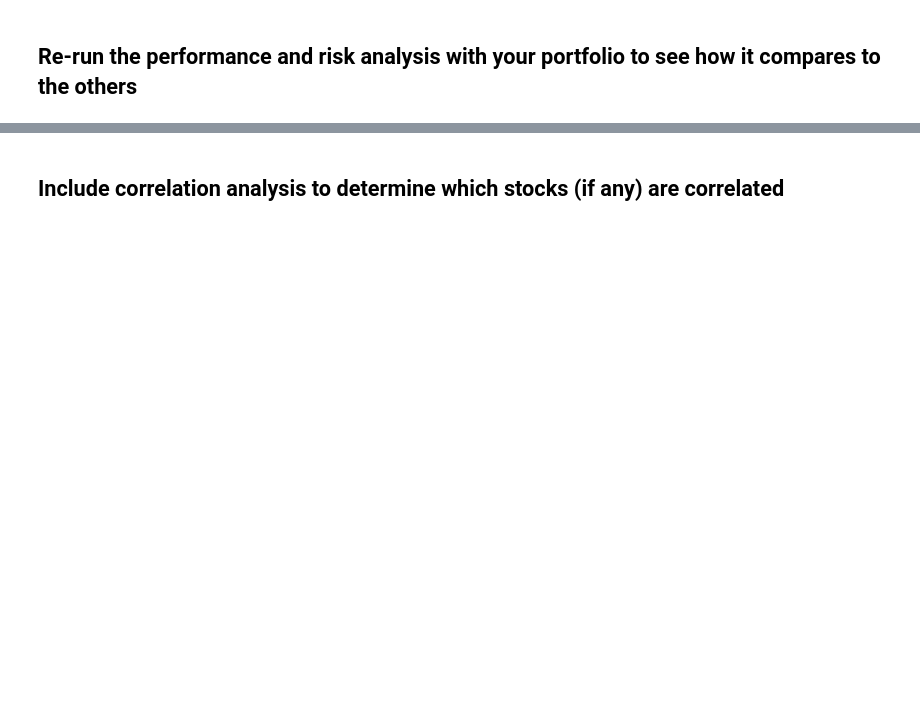
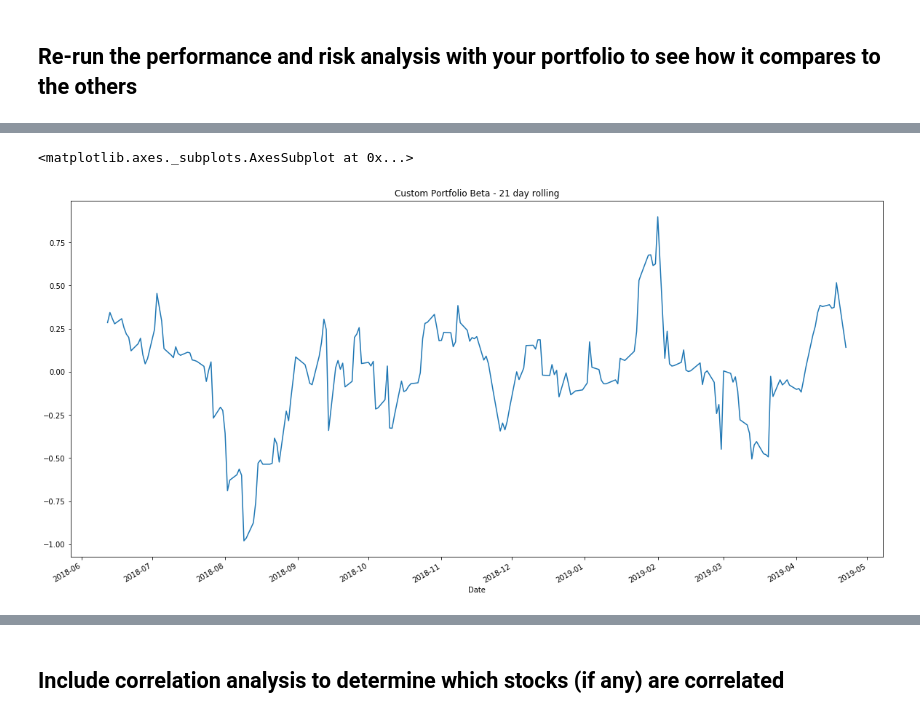
Before and after one commit to lavint/FinTech-Python, a Jupyter notebook: pandas/Starter_Code/portfolio_analysis.ipynb, the cells around one changed output, grey strips where cells are left out. Saved outputs shown, nothing was run; the diff lists cells and outputs as text; code cells hidden in the pictures; blank space fills up the shorter version.

```diff
--- a/pandas/Starter_Code/portfolio_analysis.ipynb
+++ b/pandas/Starter_Code/portfolio_analysis.ipynb
@@ -404,0 +499,9 @@ weights = [1/5, 1/5 , 1/10, 2/5, 1/10]
+# %%
+# Beta
+cov = all_returns_df['Custom'].rolling(window=21).cov(all_returns_df['SP500'])
+var = all_returns_df['SP500'].rolling(window=21).var()
+beta = cov/var
+beta.plot(figsize=(20,10), title='Custom Portfolio Beta - 21 day rolling')
+# %% [output]
+<matplotlib.axes._subplots.AxesSubplot at 0x...>
+[figure, added]
```
Also changed, not shown: parts of 37 cells of this notebook, 1 other file.
